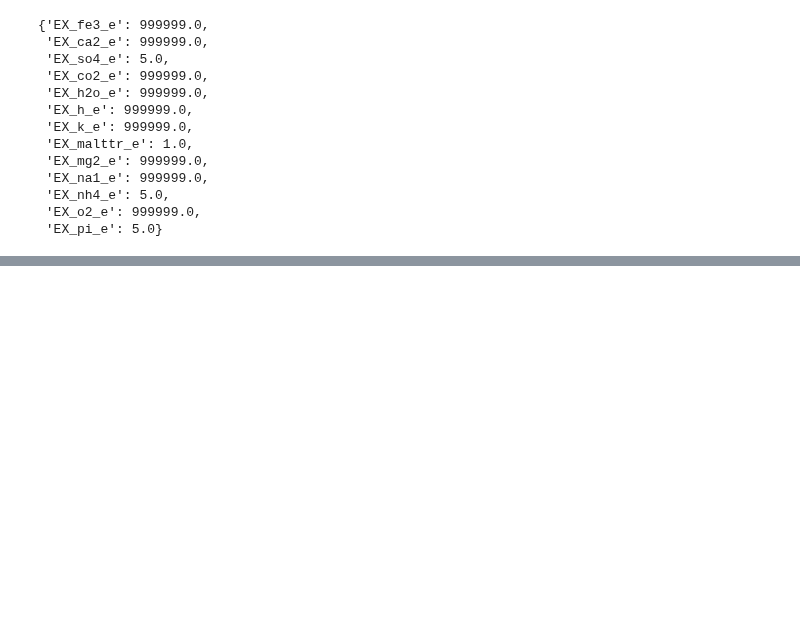
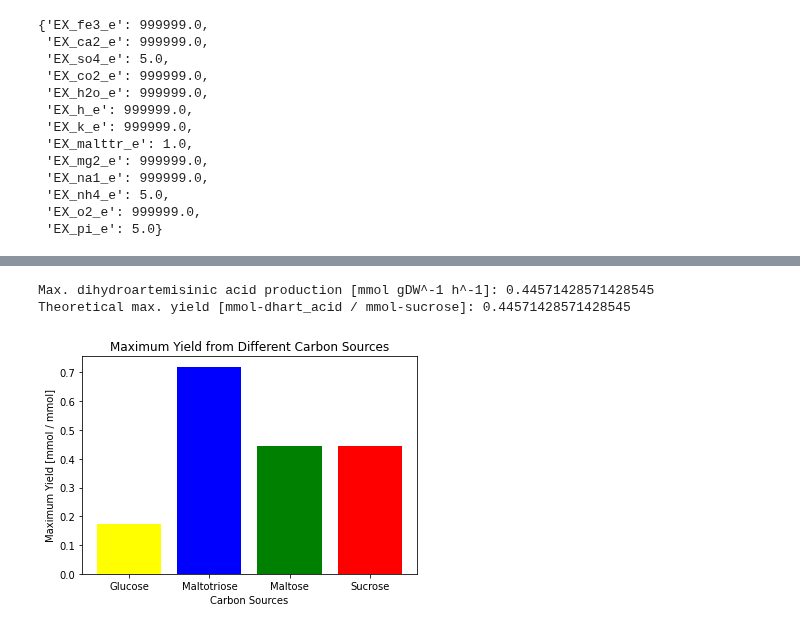
Before and after one commit to 27410/group-assignment-group6, a Jupyter notebook: 2_maximum_theoretical_yield.ipynb, the cells around one changed output, grey strips where cells are left out. Drawn from its saved outputs; the diff is of its cells as text; code cells hidden in the pictures; blank space fills up the shorter version.

Commit message:
Updates to max. yield

```diff
--- a/2_maximum_theoretical_yield.ipynb
+++ b/2_maximum_theoretical_yield.ipynb
@@ -181,0 +273,11 @@ iY0844_model_maltotriose.medium
+# %%
+# Changing the carbon source to sucrose in our medium:
+medium=iY0844_model.medium
+medium['EX_glc__D_e'] = 0
+medium["EX_malttr_e"]= 0
+medium["EX_malt_e"]= 0
+medium["EX_sucr_e"]= 1 # question to igor why 1
+iY0844_model.medium = medium
+write_sbml_model(iY0844_model, "data/iYO844_modified_sucrose.xml")
+iY0844_model_sucrose = read_sbml_model('data/iYO844_modified_sucrose.xml')
+iY0844_model_sucrose.medium # see that glucose has been deleted and sucrose added
@@ -181,0 +298,34 @@ iY0844_model_maltotriose.medium
+# %%
+# Claculate the max. theoretical yield for production on sucrose
+with iY0844_model_sucrose:
+    iY0844_model_sucrose.objective = iY0844_model_sucrose.reactions.ALDH1_CYP71AV1
+    DHAA_production_4 = iY0844_model_sucrose.optimize().objective_value
+    max_yield_sucrose = DHAA_production_4 / (-1*iY0844_model_sucrose.reactions.EX_sucr_e.flux)
+    print("Max. dihydroartemisinic acid production [mmol gDW^-1 h^-1]:", DHAA_production_4)
+    print("Theoretical max. yield [mmol-dhart_acid / mmol-sucrose]:", max_yield_sucrose) # DHAA_production_3 / (-1*iY0844_model_sucrose.reactions.EX_sucr_e.flux))
+# %% [output]
+Max. dihydroartemisinic acid production [mmol gDW^-1 h^-1]: 0.44571428571428545
+Theoretical max. yield [mmol-dhart_acid / mmol-sucrose]: 0.44571428571428545
+# %%
+# Generate bar plot to visualize
+
+# Write values
+yield_glucose = max_yield_glucose
+yield_maltotriose = max_yield_maltotriose
+yield_maltose = max_yield_maltose
+yield_sucrose = max_yield_sucrose
+
+# Carbon sources
+carbon_sources = ['Glucose', 'Maltotriose', 'Maltose', 'Sucrose']
+
+# Maximum yields
+max_yields = [yield_glucose, yield_maltotriose, yield_maltose, yield_sucrose]
+
+# Plotting
+plt.bar(carbon_sources, max_yields, color=['yellow', 'blue', 'green', 'red'])
+plt.xlabel('Carbon Sources')
+plt.ylabel('Maximum Yield [mmol / mmol]')
+plt.title('Maximum Yield from Different Carbon Sources')
+plt.show()
+# %% [output]
+[figure, added]
```
Also changed, not shown: parts of 12 cells of this notebook, 3 other files.
